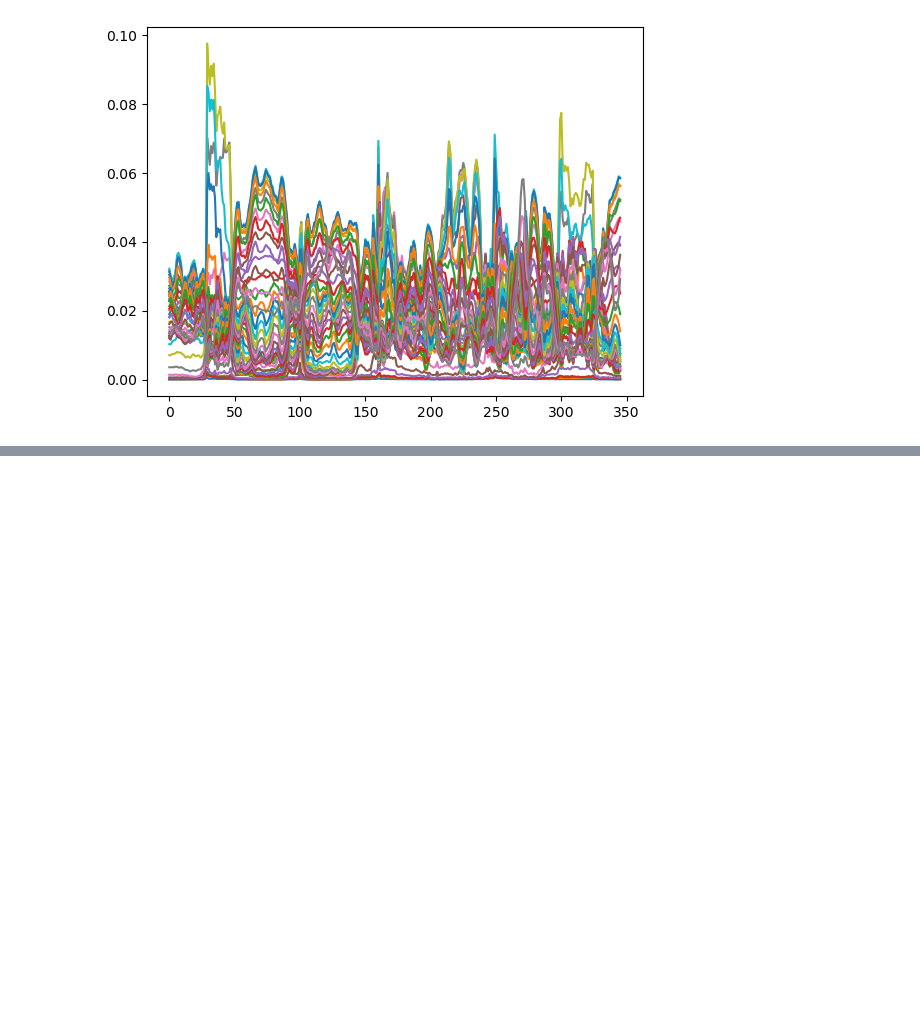
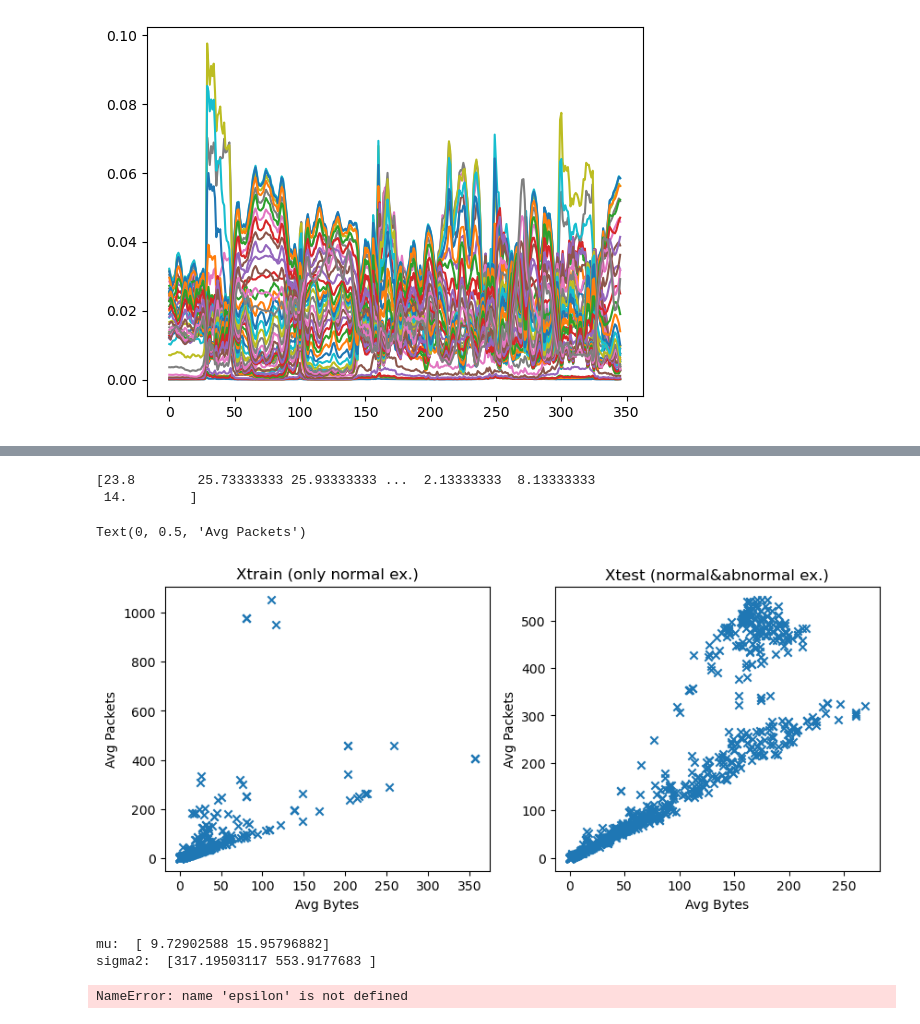
Before and after one commit to Pengrey/AAS, a Jupyter notebook: Work/proj/AAS_Project.ipynb, the cells around one changed output, grey strips where cells are left out. Cells and saved outputs as stored; diff of their text form; code cells hidden in the pictures; blank space fills up the shorter version.

```diff
--- a/Work/proj/AAS_Project.ipynb
+++ b/Work/proj/AAS_Project.ipynb
@@ -792,0 +882,23 @@ mu, sigma2 = estimateGaussian(Xtrain)
+# %%
+plt.figure(figsize=(10,4))
+
+
+print(Xtrain[:,0])
+plt.subplot(1, 2, 1)
+plt.scatter(Xtrain_down[:, 0], Xtrain_down[:, 1], marker="x")
+plt.title("Xtrain (only normal ex.)")
+plt.xlabel("Avg Bytes")
+plt.ylabel("Avg Packets")
+
+
+
+plt.subplot(1, 2, 2)
+plt.scatter(Xtest_down[:, 0], Xtest_down[:, 1], marker="x")
+plt.title("Xtest (normal&abnormal ex.)")
+plt.xlabel("Avg Bytes")
+plt.ylabel("Avg Packets")
+# %% [output]
+[23.8        25.73333333 25.93333333 ...  2.13333333  8.13333333
+ 14.        ]
+Text(0, 0.5, 'Avg Packets')
+[figure, added]
@@ -792,0 +982,21 @@ mu, sigma2 = estimateGaussian(Xtrain)
+# %%
+mu, sigma2 = estimateGaussian(Xtrain)
+print("mu: ", mu)
+print("sigma2: ", sigma2)
+# %% [output]
+mu:  [ 9.72902588 15.95796882]
+sigma2:  [317.19503117 553.9177683 ]
+# %%
+p = multivariateGaussian(Xtest, mu, sigma2)
+pval = multivariateGaussian(Xval, mu, sigma2)
+
+epsilon, F1 = selectThreshold(yval, pval)
+
+
+outl = (p < epsilon)
+listOfOutliers=findIndices(outl)
+count_outliers = len(listOfOutliers)
+print('\n\nNumber of outliers (Xtest):', count_outliers)  #ANSWER: 6
+print('\n',listOfOutliers)
+# %% [output]
+NameError: name 'epsilon' is not defined
```
Also changed, not shown: parts of 36 cells of this notebook, 5 other files.
